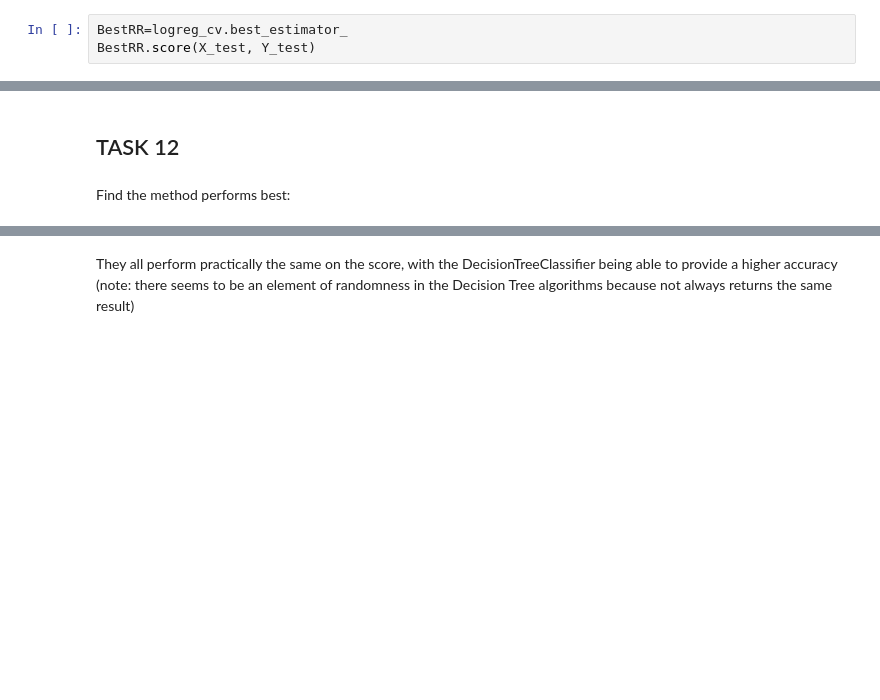
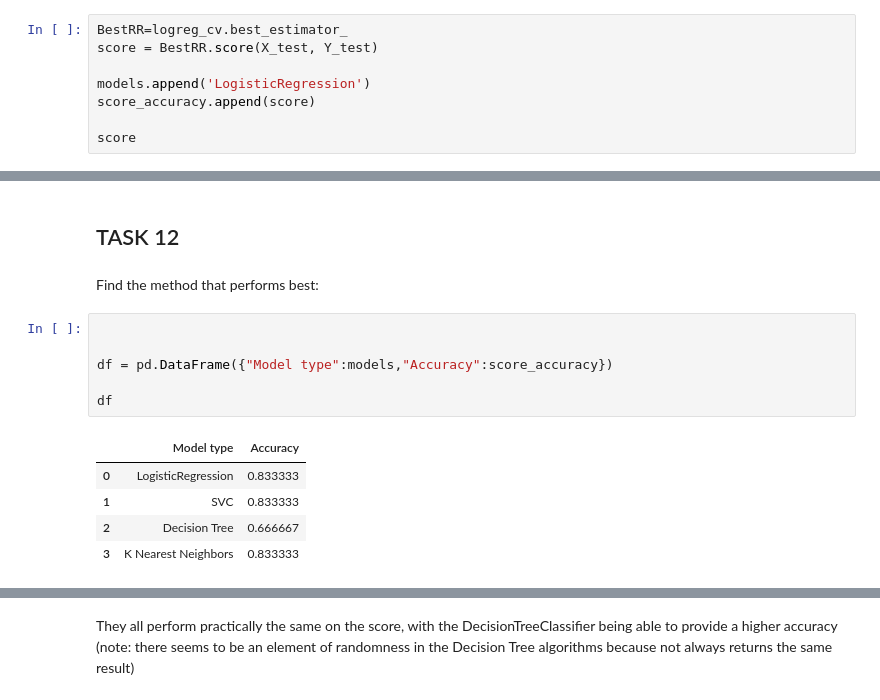
Before and after one commit to massimobertuzzi/IBM-DATA-SCIENCE-PROFESSIONAL-CERTIFICATE-Capstone-Project, a Jupyter notebook: 007-SpaceX_Machine_Learning_Prediction.ipynb, the cells around one changed output, grey strips where cells are left out. Cells and saved outputs as stored; diff of their text form; blank space fills up the shorter version.

```diff
--- a/007-SpaceX_Machine_Learning_Prediction.ipynb
+++ b/007-SpaceX_Machine_Learning_Prediction.ipynb
@@ -195,7 +199,12 @@ accuracy : 0.8464285714285713
 Calculate the accuracy on the test data using the method <code>score</code>:
 # %%
 BestRR=logreg_cv.best_estimator_
-BestRR.score(X_test, Y_test)
+score = BestRR.score(X_test, Y_test)
+
+models.append('LogisticRegression')
+score_accuracy.append(score)
+
+score
 # %% [output]
 0.8333333333333334
 # %% [markdown]
@@ -337,4 +360,16 @@ plot_confusion_matrix(Y_test,yhat)
 # %% [markdown]
 ## TASK  12
 # %% [markdown]
-Find the method performs best:
+Find the method that performs best:
+# %%
+
+
+df = pd.DataFrame({"Model type":models,"Accuracy":score_accuracy})
+
+df
+# %% [output]
+|  | Model type | Accuracy |
+| 0 | LogisticRegression | 0.833333 |
+| 1 | SVC | 0.833333 |
+| 2 | Decision Tree | 0.666667 |
+| 3 | K Nearest Neighbors | 0.833333 |
```
Also changed, not shown: parts of 11 cells of this notebook.
